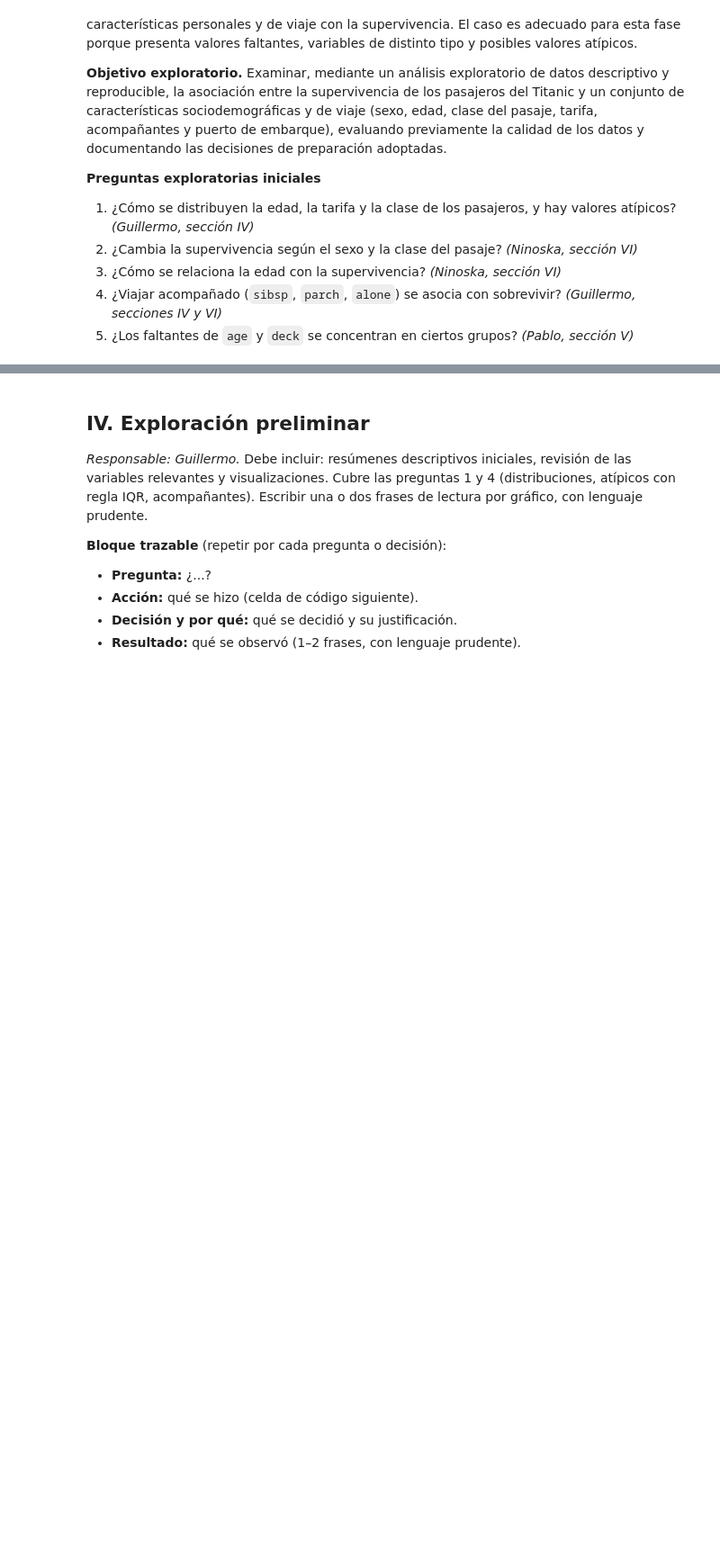
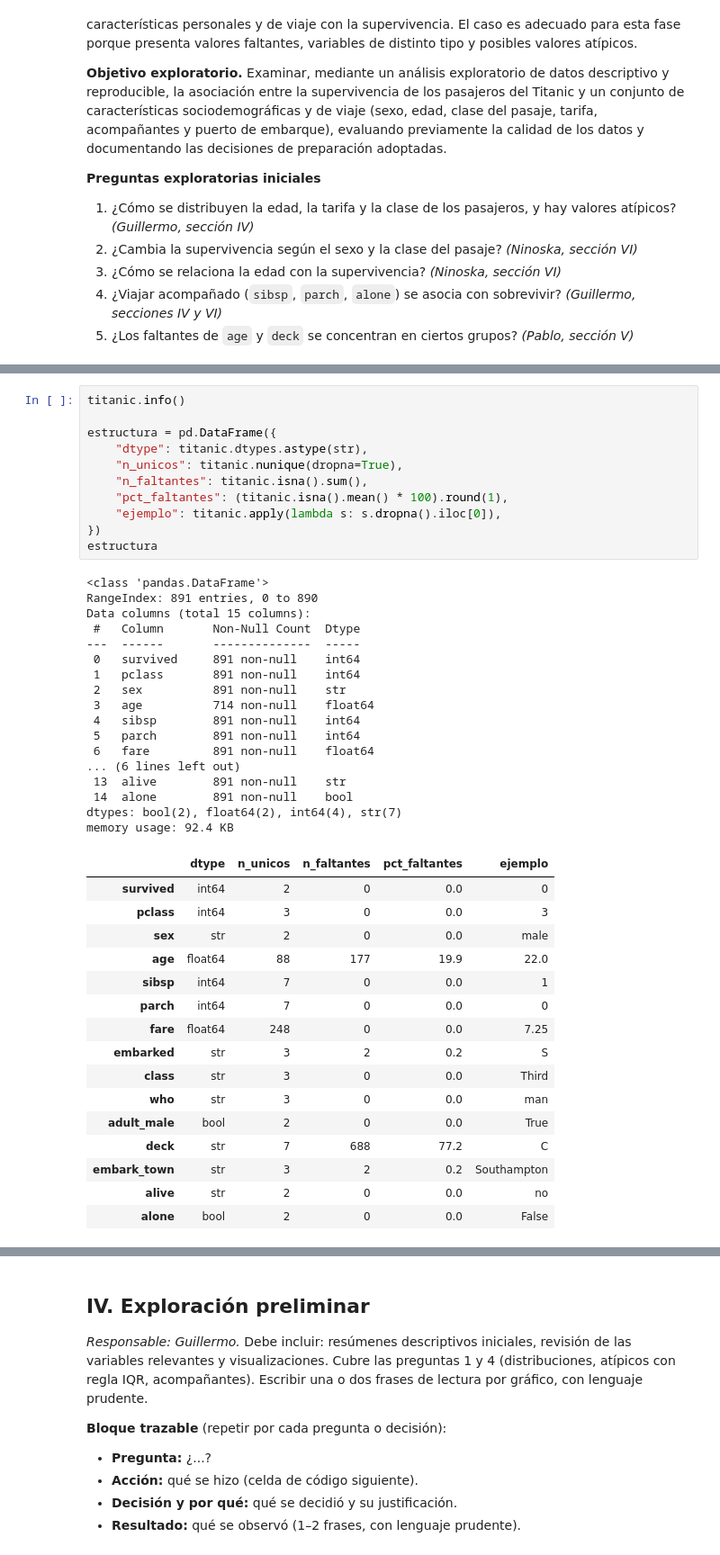
Before and after one commit to fdiaztoro/proyecto-grupo4-mcdi503, a Jupyter notebook: notebooks/mcdi503_f1_sumativo_grupo4.ipynb, the cells around one changed output, grey strips where cells are left out. Shown at 90% size. Drawn from its saved outputs; the diff is of its cells as text; blank space fills up the shorter version.

```diff
--- a/notebooks/mcdi503_f1_sumativo_grupo4.ipynb
+++ b/notebooks/mcdi503_f1_sumativo_grupo4.ipynb
@@ -76,0 +106,45 @@ titanic.head()
+# %%
+titanic.info()
+
+estructura = pd.DataFrame({
+    "dtype": titanic.dtypes.astype(str),
+    "n_unicos": titanic.nunique(dropna=True),
+    "n_faltantes": titanic.isna().sum(),
+    "pct_faltantes": (titanic.isna().mean() * 100).round(1),
+    "ejemplo": titanic.apply(lambda s: s.dropna().iloc[0]),
+})
+estructura
+# %% [output]
+<class 'pandas.DataFrame'>
+RangeIndex: 891 entries, 0 to 890
+Data columns (total 15 columns):
+ #   Column       Non-Null Count  Dtype
+---  ------       --------------  -----
+ 0   survived     891 non-null    int64
+ 1   pclass       891 non-null    int64
+ 2   sex          891 non-null    str
+ 3   age          714 non-null    float64
+ 4   sibsp        891 non-null    int64
+ 5   parch        891 non-null    int64
+ 6   fare         891 non-null    float64
+... (6 lines left out)
+ 13  alive        891 non-null    str
+ 14  alone        891 non-null    bool
+dtypes: bool(2), float64(2), int64(4), str(7)
+memory usage: 92.4 KB
+|  | dtype | n_unicos | n_faltantes | pct_faltantes | ejemplo |
+| survived | int64 | 2 | 0 | 0.0 | 0 |
+| pclass | int64 | 3 | 0 | 0.0 | 3 |
+| sex | str | 2 | 0 | 0.0 | male |
+| age | float64 | 88 | 177 | 19.9 | 22.0 |
+| sibsp | int64 | 7 | 0 | 0.0 | 1 |
+| parch | int64 | 7 | 0 | 0.0 | 0 |
+| fare | float64 | 248 | 0 | 0.0 | 7.25 |
+| embarked | str | 3 | 2 | 0.2 | S |
+| class | str | 3 | 0 | 0.0 | Third |
+| who | str | 3 | 0 | 0.0 | man |
+| adult_male | bool | 2 | 0 | 0.0 | True |
+| deck | str | 7 | 688 | 77.2 | C |
+| embark_town | str | 3 | 2 | 0.2 | Southampton |
+| alive | str | 2 | 0 | 0.0 | no |
+| alone | bool | 2 | 0 | 0.0 | False |
```
Also changed, not shown: parts of 28 cells of this notebook, 1 other file.
